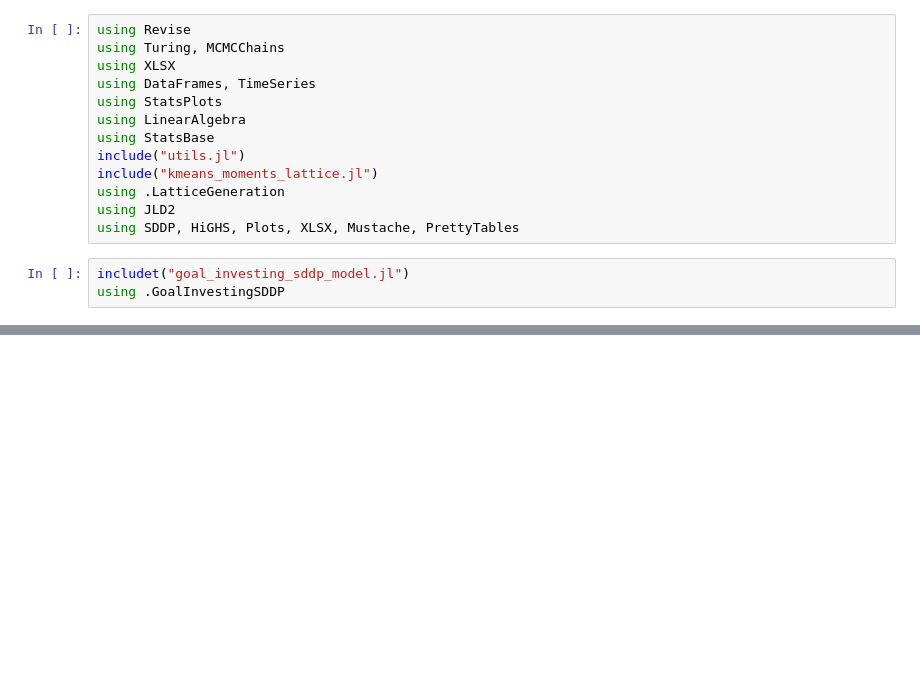
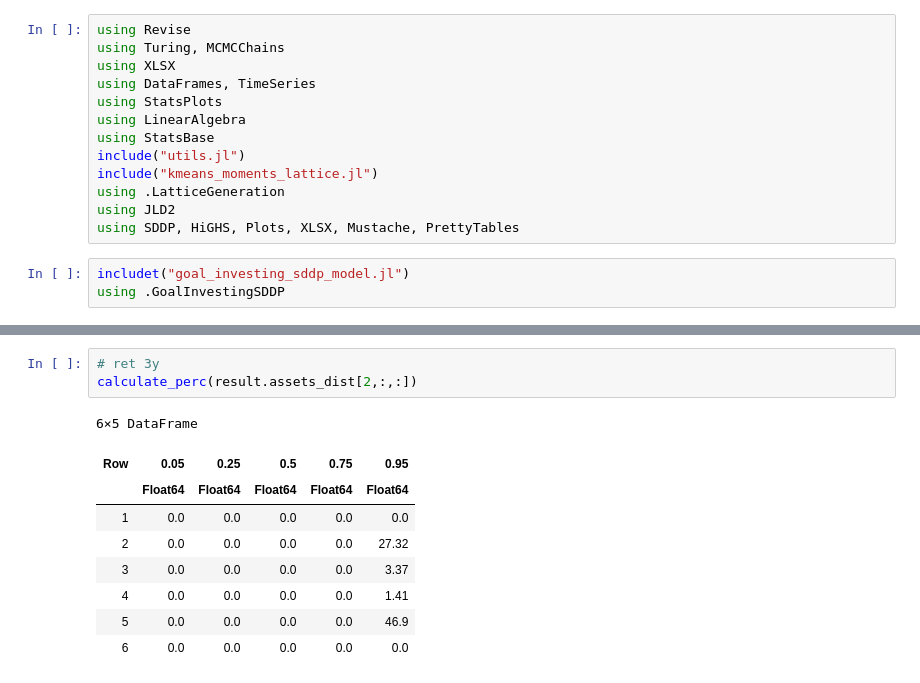
Before and after one commit to msz13/Goal-Based-Investing, a Jupyter notebook: julia_msp/sddp_goal_investing.ipynb, the cells around one changed output, grey strips where cells are left out. Drawn from its saved outputs; the diff is of its cells as text; blank space fills up the shorter version.

```diff
--- a/julia_msp/sddp_goal_investing.ipynb
+++ b/julia_msp/sddp_goal_investing.ipynb
@@ -238,0 +162,13 @@ end
+# %%
+# ret 3y
+calculate_perc(result.assets_dist[2,:,:])
+# %% [output]
+6×5 DataFrame
+| Row | 0.05 | 0.25 | 0.5 | 0.75 | 0.95 |
+|  | Float64 | Float64 | Float64 | Float64 | Float64 |
+| 1 | 0.0 | 0.0 | 0.0 | 0.0 | 0.0 |
+| 2 | 0.0 | 0.0 | 0.0 | 0.0 | 27.32 |
+| 3 | 0.0 | 0.0 | 0.0 | 0.0 | 3.37 |
+| 4 | 0.0 | 0.0 | 0.0 | 0.0 | 1.41 |
+| 5 | 0.0 | 0.0 | 0.0 | 0.0 | 46.9 |
+| 6 | 0.0 | 0.0 | 0.0 | 0.0 | 0.0 |
```
Also changed, not shown: parts of 19 cells of this notebook, 3 other files.
